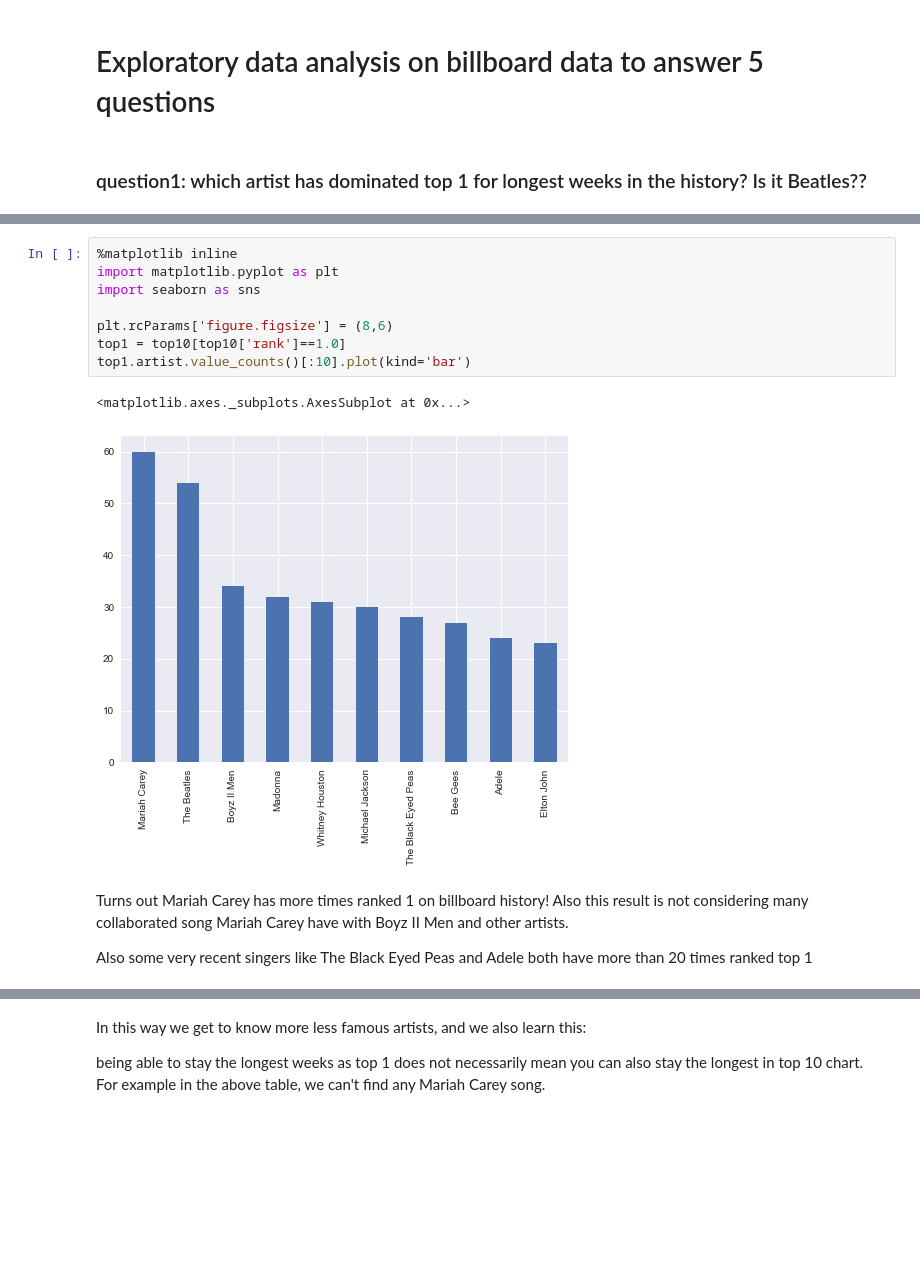
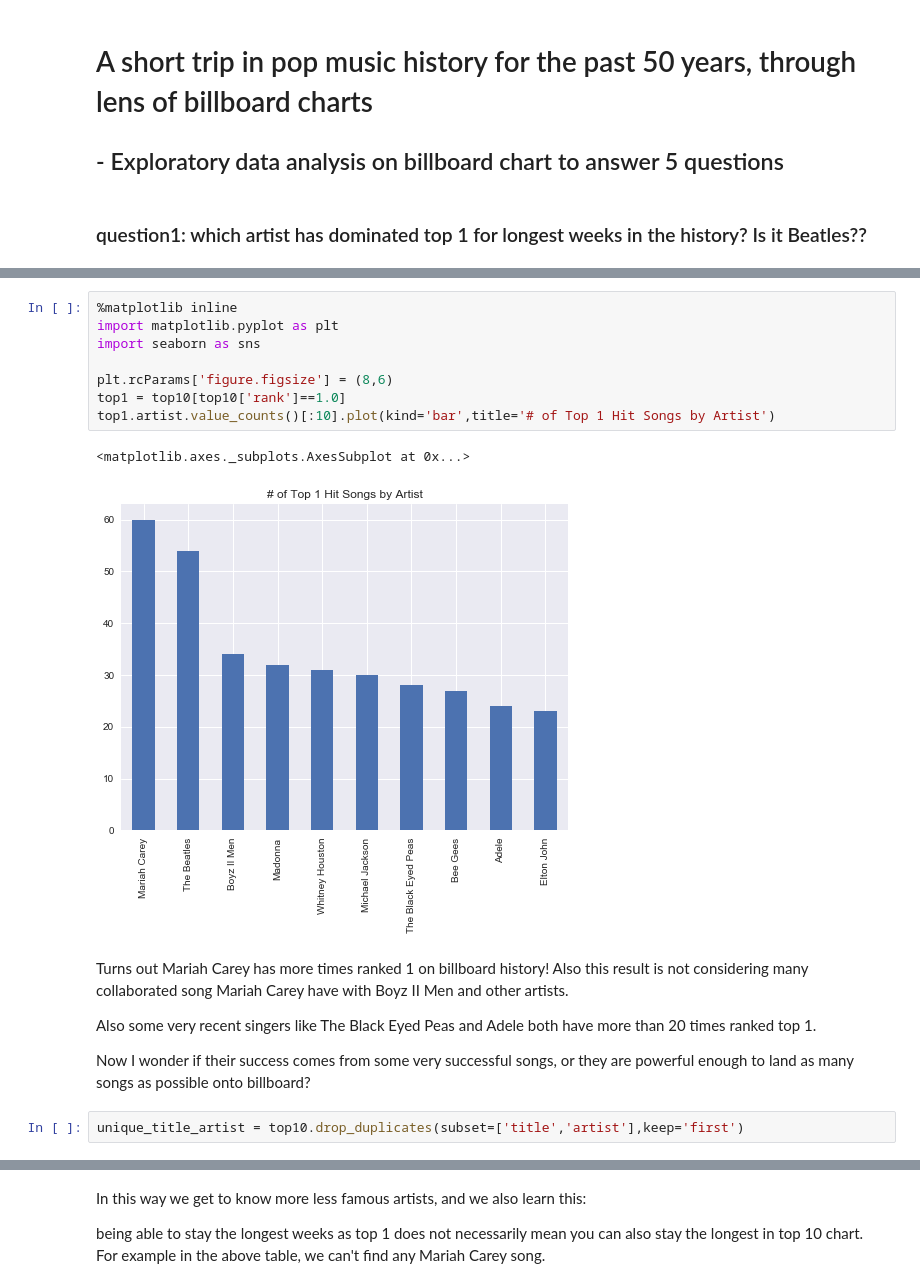
Before and after one commit to bxnxiong/Data-Science-Portfolio, a Jupyter notebook: Capstone-Project-I/2 exploratory data analysis.ipynb, the cells around one changed output, grey strips where cells are left out. Drawn from its saved outputs; the diff is of its cells as text; blank space fills up the shorter version.

Commit message:
refine analysis, add interesting conclusion

```diff
--- a/Capstone-Project-I/2 exploratory data analysis.ipynb
+++ b/Capstone-Project-I/2 exploratory data analysis.ipynb
@@ -1,5 +1,6 @@
 # %% [markdown]
-# Exploratory data analysis on billboard data to answer 5 questions
+# A short trip in pop music history for the past 50 years, through lens of billboard charts
+## - Exploratory data analysis on billboard chart to answer 5 questions
 # %% [markdown]
 ### question1: which artist has dominated top 1 for longest weeks in the history? Is it Beatles??
 # %%
@@ -16,15 +17,19 @@ top10.head()
 # %%
 %matplotlib inline
 import matplotlib.pyplot as plt
 import seaborn as sns
 
 plt.rcParams['figure.figsize'] = (8,6)
 top1 = top10[top10['rank']==1.0]
-top1.artist.value_counts()[:10].plot(kind='bar')
+top1.artist.value_counts()[:10].plot(kind='bar',title='# of Top 1 Hit Songs by Artist')
 # %% [output]
 <matplotlib.axes._subplots.AxesSubplot at 0x...>
-[figure, old version]
+[figure, new version]
 # %% [markdown]
 Turns out Mariah Carey has more times ranked 1 on billboard history! Also this result is not considering many collaborated song Mariah Carey have with Boyz II Men and other artists.
 
-Also some very recent singers like The Black Eyed Peas and Adele both have more than 20 times ranked top 1
+Also some very recent singers like The Black Eyed Peas and Adele both have more than 20 times ranked top 1.
+
+Now I wonder if their success comes from some very successful songs, or they are powerful enough to land as many songs as possible onto billboard?
+# %%
+unique_title_artist = top10.drop_duplicates(subset=['title','artist'],keep='first')
```
Also changed, not shown: parts of 16 cells of this notebook.
